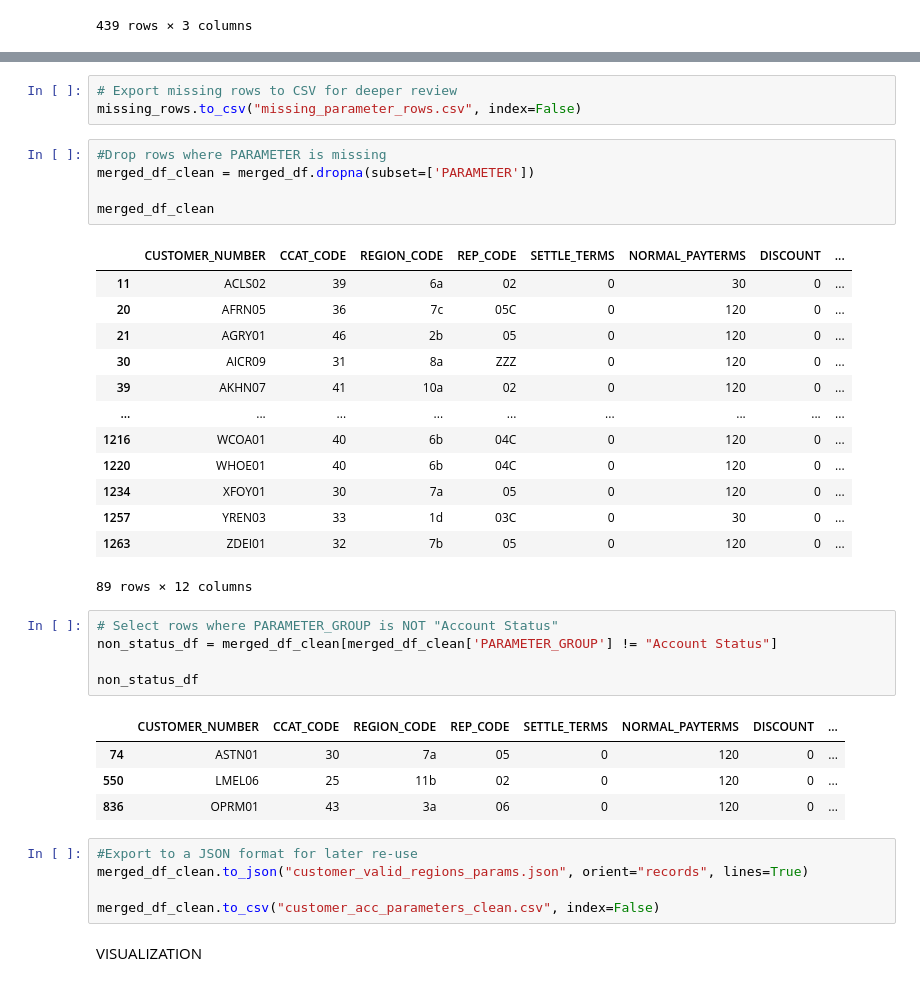
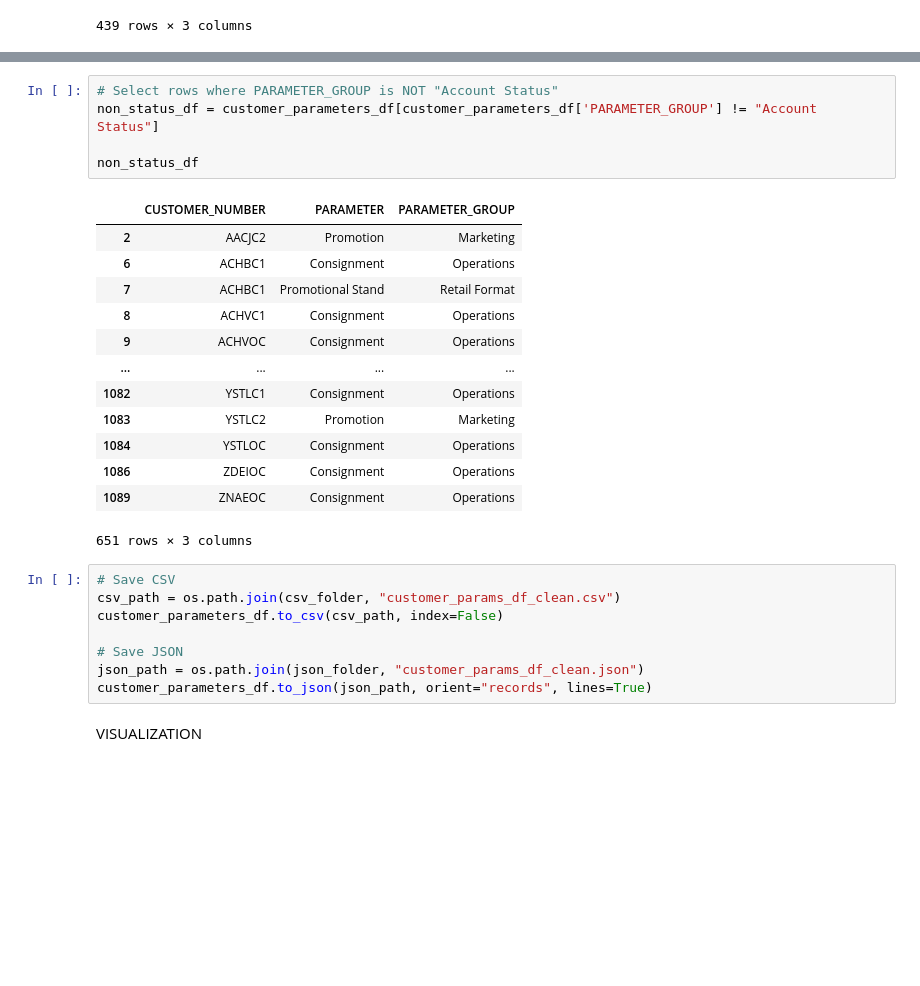
Before and after one commit to THakgvLO/ClearVue-BI-System, a Jupyter notebook: clean_data/thakgalo/customer_acc_parameters_cleaned.ipynb, the cells around one changed output, grey strips where cells are left out. Cells and saved outputs as stored; diff of their text form; blank space fills up the shorter version.

```diff
--- a/clean_data/thakgalo/customer_acc_parameters_cleaned.ipynb
+++ b/clean_data/thakgalo/customer_acc_parameters_cleaned.ipynb
@@ -157,40 +97,30 @@ Sample of missing parameter rows:
-# %%
-# Export missing rows to CSV for deeper review
-missing_rows.to_csv("missing_parameter_rows.csv", index=False)
-# %%
-#Drop rows where PARAMETER is missing
-merged_df_clean = merged_df.dropna(subset=['PARAMETER'])
-
-merged_df_clean
-# %% [output]
-|  | CUSTOMER_NUMBER | CCAT_CODE | REGION_CODE | REP_CODE | SETTLE_TERMS | NORMAL_PAYTERMS | DISCOUNT | ... |
-| 11 | ACLS02 | 39 | 6a | 02 | 0 | 30 | 0 | ... |
-| 20 | AFRN05 | 36 | 7c | 05C | 0 | 120 | 0 | ... |
-| 21 | AGRY01 | 46 | 2b | 05 | 0 | 120 | 0 | ... |
-| 30 | AICR09 | 31 | 8a | ZZZ | 0 | 120 | 0 | ... |
-| 39 | AKHN07 | 41 | 10a | 02 | 0 | 120 | 0 | ... |
-| ... | ... | ... | ... | ... | ... | ... | ... | ... |
-| 1216 | WCOA01 | 40 | 6b | 04C | 0 | 120 | 0 | ... |
-| 1220 | WHOE01 | 40 | 6b | 04C | 0 | 120 | 0 | ... |
-| 1234 | XFOY01 | 30 | 7a | 05 | 0 | 120 | 0 | ... |
-| 1257 | YREN03 | 33 | 1d | 03C | 0 | 30 | 0 | ... |
-| 1263 | ZDEI01 | 32 | 7b | 05 | 0 | 120 | 0 | ... |
-89 rows × 12 columns
 # %%
 # Select rows where PARAMETER_GROUP is NOT "Account Status"
-non_status_df = merged_df_clean[merged_df_clean['PARAMETER_GROUP'] != "Account Status"]
+non_status_df = customer_parameters_df[customer_parameters_df['PARAMETER_GROUP'] != "Account Status"]
 
 non_status_df
 # %% [output]
-|  | CUSTOMER_NUMBER | CCAT_CODE | REGION_CODE | REP_CODE | SETTLE_TERMS | NORMAL_PAYTERMS | DISCOUNT | ... |
-| 74 | ASTN01 | 30 | 7a | 05 | 0 | 120 | 0 | ... |
-| 550 | LMEL06 | 25 | 11b | 02 | 0 | 120 | 0 | ... |
-| 836 | OPRM01 | 43 | 3a | 06 | 0 | 120 | 0 | ... |
+|  | CUSTOMER_NUMBER | PARAMETER | PARAMETER_GROUP |
+| 2 | AACJC2 | Promotion | Marketing |
+| 6 | ACHBC1 | Consignment | Operations |
+| 7 | ACHBC1 | Promotional Stand | Retail Format |
+| 8 | ACHVC1 | Consignment | Operations |
+| 9 | ACHVOC | Consignment | Operations |
+| ... | ... | ... | ... |
+| 1082 | YSTLC1 | Consignment | Operations |
+| 1083 | YSTLC2 | Promotion | Marketing |
+| 1084 | YSTLOC | Consignment | Operations |
+| 1086 | ZDEIOC | Consignment | Operations |
+| 1089 | ZNAEOC | Consignment | Operations |
+651 rows × 3 columns
 # %%
-#Export to a JSON format for later re-use
-merged_df_clean.to_json("customer_valid_regions_params.json", orient="records", lines=True)
+# Save CSV
+csv_path = os.path.join(csv_folder, "customer_params_df_clean.csv")
+customer_parameters_df.to_csv(csv_path, index=False)
 
-merged_df_clean.to_csv("customer_acc_parameters_clean.csv", index=False)
+# Save JSON
+json_path = os.path.join(json_folder, "customer_params_df_clean.json")
+customer_parameters_df.to_json(json_path, orient="records", lines=True)
 # %% [markdown]
 VISUALIZATION
 # %%
```
Also changed, not shown: parts of 7 cells of this notebook, 18 other files.
